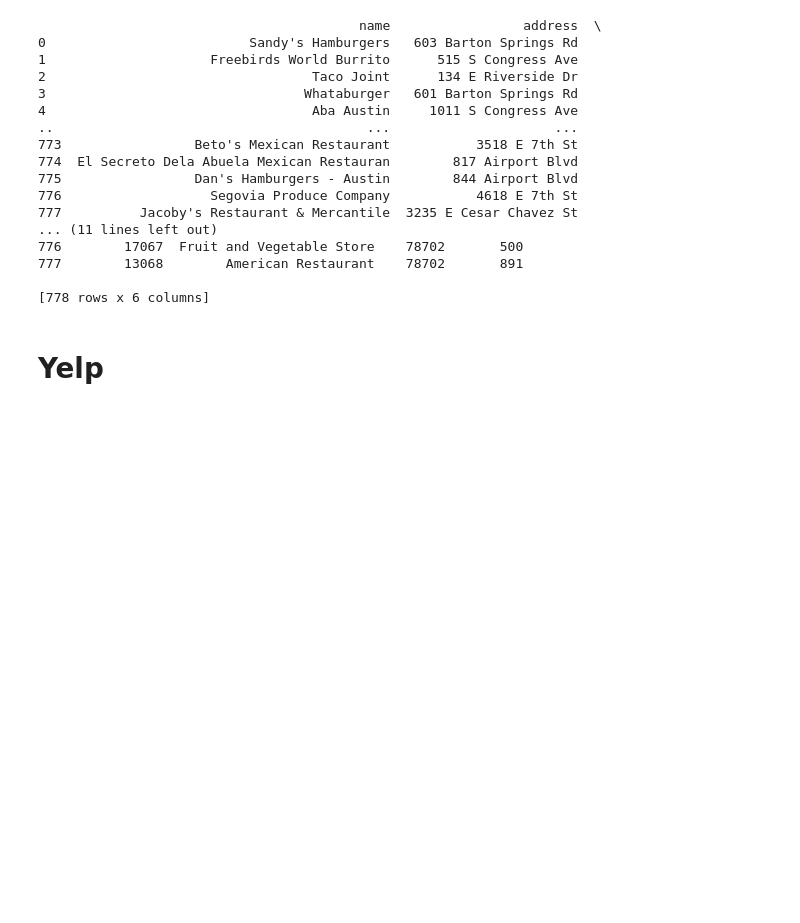
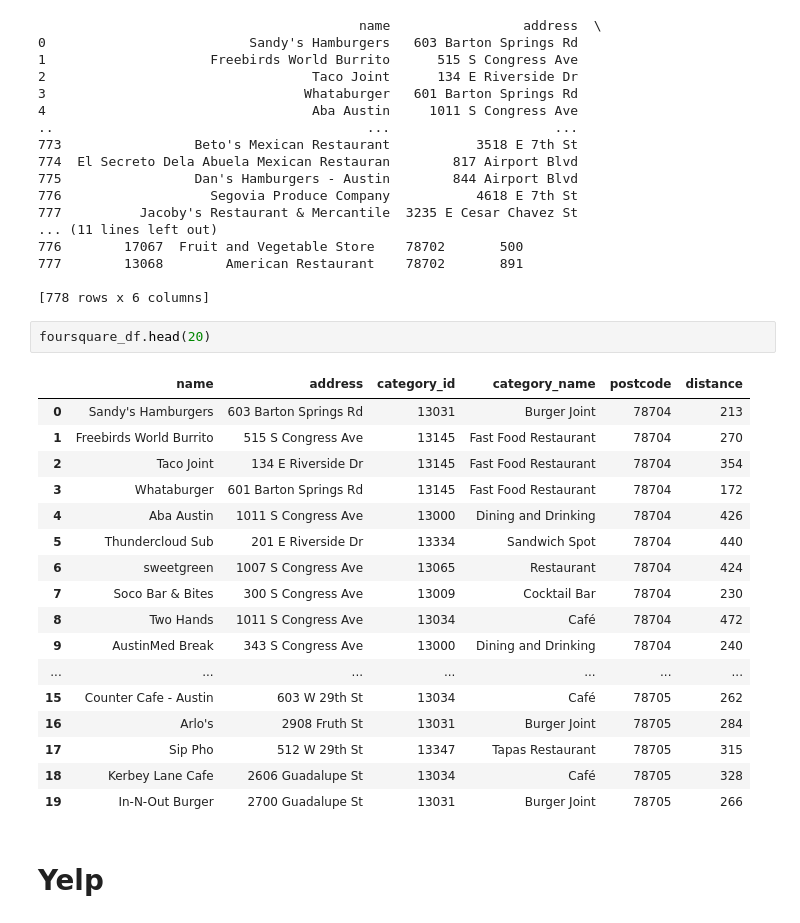
Before and after one commit to LaraOnipede/Stat-Modelling-with-Python, a Jupyter notebook: notebooks/yelp_foursquare_EDA.ipynb, the cells around one changed output. Drawn from its saved outputs; the diff is of its cells as text; blank space fills up the shorter version.

Commit message:
comparing data from yelp and foursquare API

```diff
--- a/notebooks/yelp_foursquare_EDA.ipynb
+++ b/notebooks/yelp_foursquare_EDA.ipynb
@@ -288,6 +288,26 @@ print(foursquare_df)
 777        13068        American Restaurant    78702       891
 
 [778 rows x 6 columns]
+# %%
+foursquare_df.head(20)
+# %% [output]
+|  | name | address | category_id | category_name | postcode | distance |
+| 0 | Sandy's Hamburgers | 603 Barton Springs Rd | 13031 | Burger Joint | 78704 | 213 |
+| 1 | Freebirds World Burrito | 515 S Congress Ave | 13145 | Fast Food Restaurant | 78704 | 270 |
+| 2 | Taco Joint | 134 E Riverside Dr | 13145 | Fast Food Restaurant | 78704 | 354 |
+| 3 | Whataburger | 601 Barton Springs Rd | 13145 | Fast Food Restaurant | 78704 | 172 |
+| 4 | Aba Austin | 1011 S Congress Ave | 13000 | Dining and Drinking | 78704 | 426 |
+| 5 | Thundercloud Sub | 201 E Riverside Dr | 13334 | Sandwich Spot | 78704 | 440 |
+| 6 | sweetgreen | 1007 S Congress Ave | 13065 | Restaurant | 78704 | 424 |
+| 7 | Soco Bar & Bites | 300 S Congress Ave | 13009 | Cocktail Bar | 78704 | 230 |
+| 8 | Two Hands | 1011 S Congress Ave | 13034 | Café | 78704 | 472 |
+| 9 | AustinMed Break | 343 S Congress Ave | 13000 | Dining and Drinking | 78704 | 240 |
+| ... | ... | ... | ... | ... | ... | ... |
+| 15 | Counter Cafe - Austin | 603 W 29th St | 13034 | Café | 78705 | 262 |
+| 16 | Arlo's | 2908 Fruth St | 13031 | Burger Joint | 78705 | 284 |
+| 17 | Sip Pho | 512 W 29th St | 13347 | Tapas Restaurant | 78705 | 315 |
+| 18 | Kerbey Lane Cafe | 2606 Guadalupe St | 13034 | Café | 78705 | 328 |
+| 19 | In-N-Out Burger | 2700 Guadalupe St | 13031 | Burger Joint | 78705 | 266 |
 # %% [markdown]
 # Yelp
 # %% [markdown]
```
Also changed, not shown: parts of 7 cells of this notebook.
